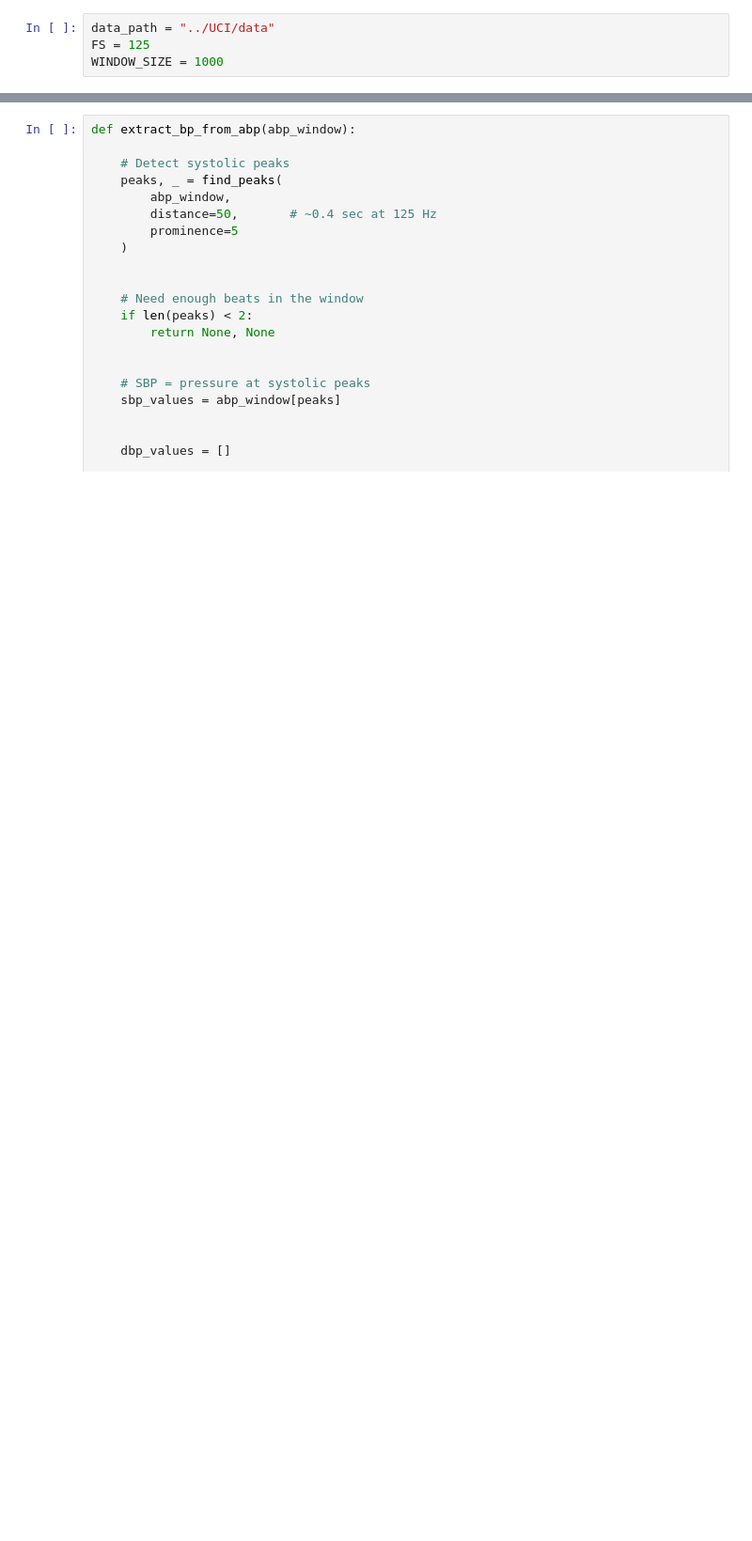
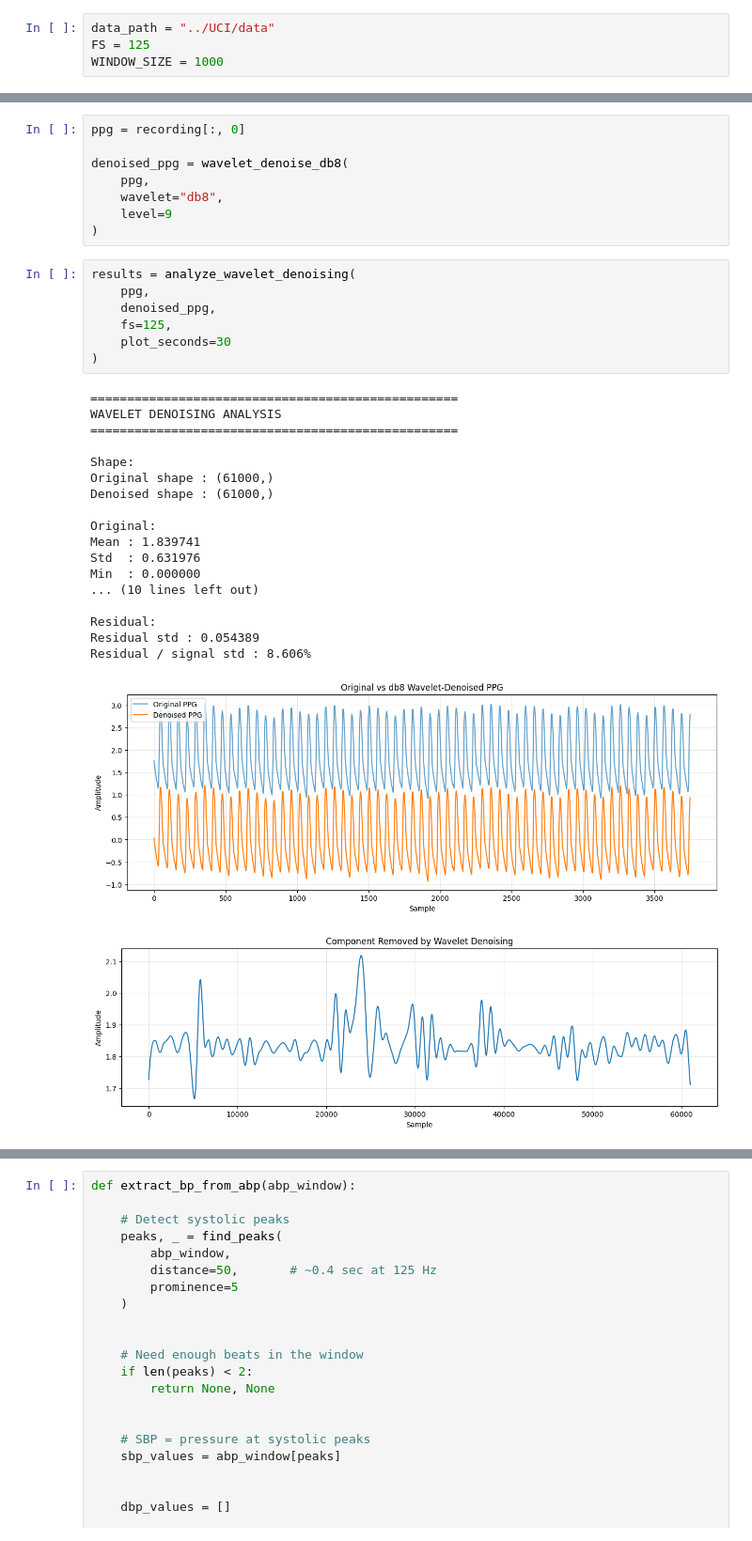
Before and after one commit to Yashvi1701/BP_estimation, a Jupyter notebook: UCI/dwt.ipynb, the cells around one changed output, grey strips where cells are left out. Shown at 94% size. Drawn from its saved outputs; the diff is of its cells as text; blank space fills up the shorter version.

```diff
--- a/UCI/dwt.ipynb
+++ b/UCI/dwt.ipynb
@@ -8,0 +519,35 @@ WINDOW_SIZE = 1000
+# %%
+ppg = recording[:, 0]
+
+denoised_ppg = wavelet_denoise_db8(
+    ppg,
+    wavelet="db8",
+    level=9
+)
+# %%
+results = analyze_wavelet_denoising(
+    ppg,
+    denoised_ppg,
+    fs=125,
+    plot_seconds=30
+)
+# %% [output]
+==================================================
+WAVELET DENOISING ANALYSIS
+==================================================
+
+Shape:
+Original shape : (61000,)
+Denoised shape : (61000,)
+
+Original:
+Mean : 1.839741
+Std  : 0.631976
+Min  : 0.000000
+... (10 lines left out)
+
+Residual:
+Residual std : 0.054389
+Residual / signal std : 8.606%
+[figure, added]
+[figure, added]
```
Also changed, not shown: parts of 16 cells of this notebook.
